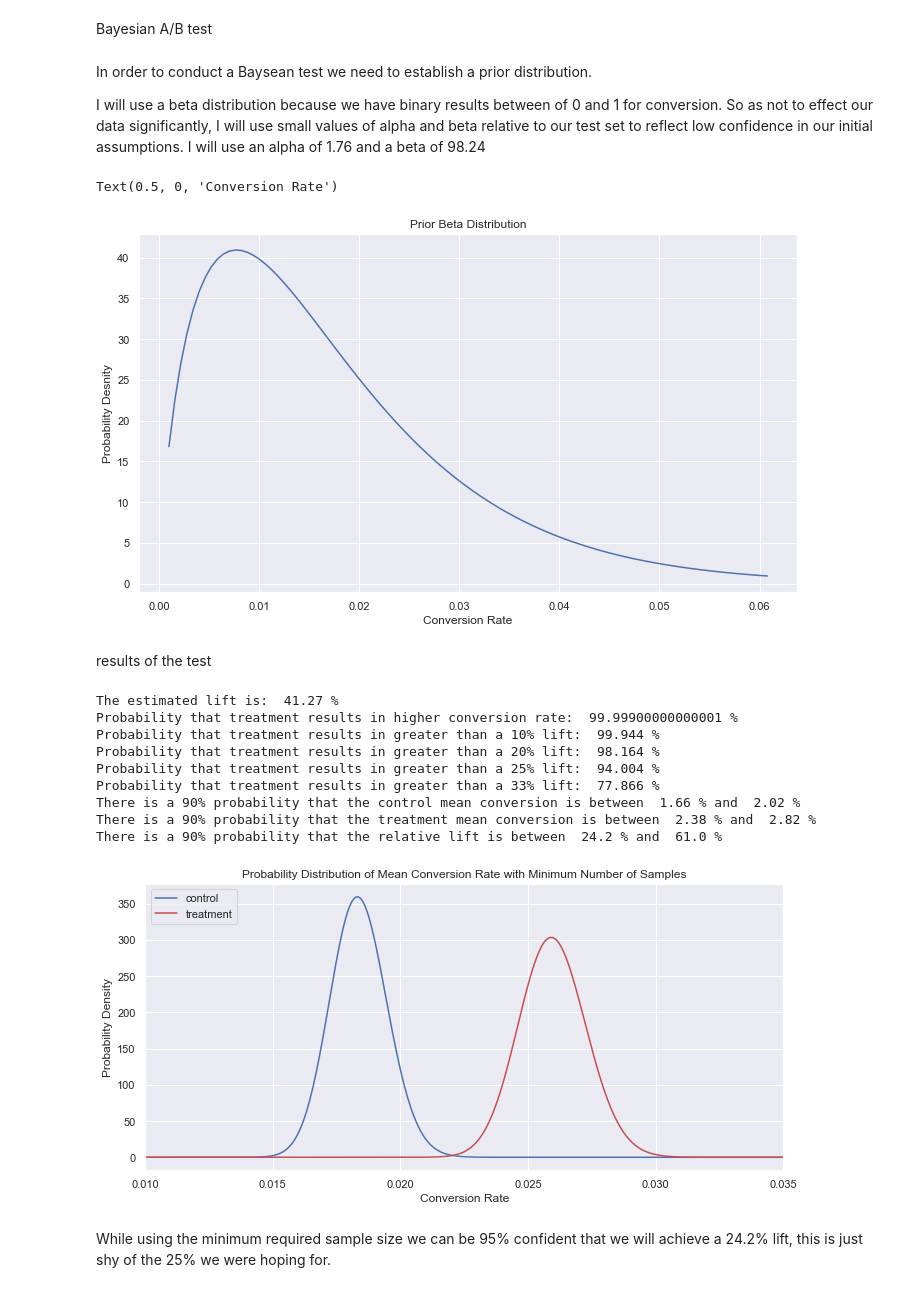
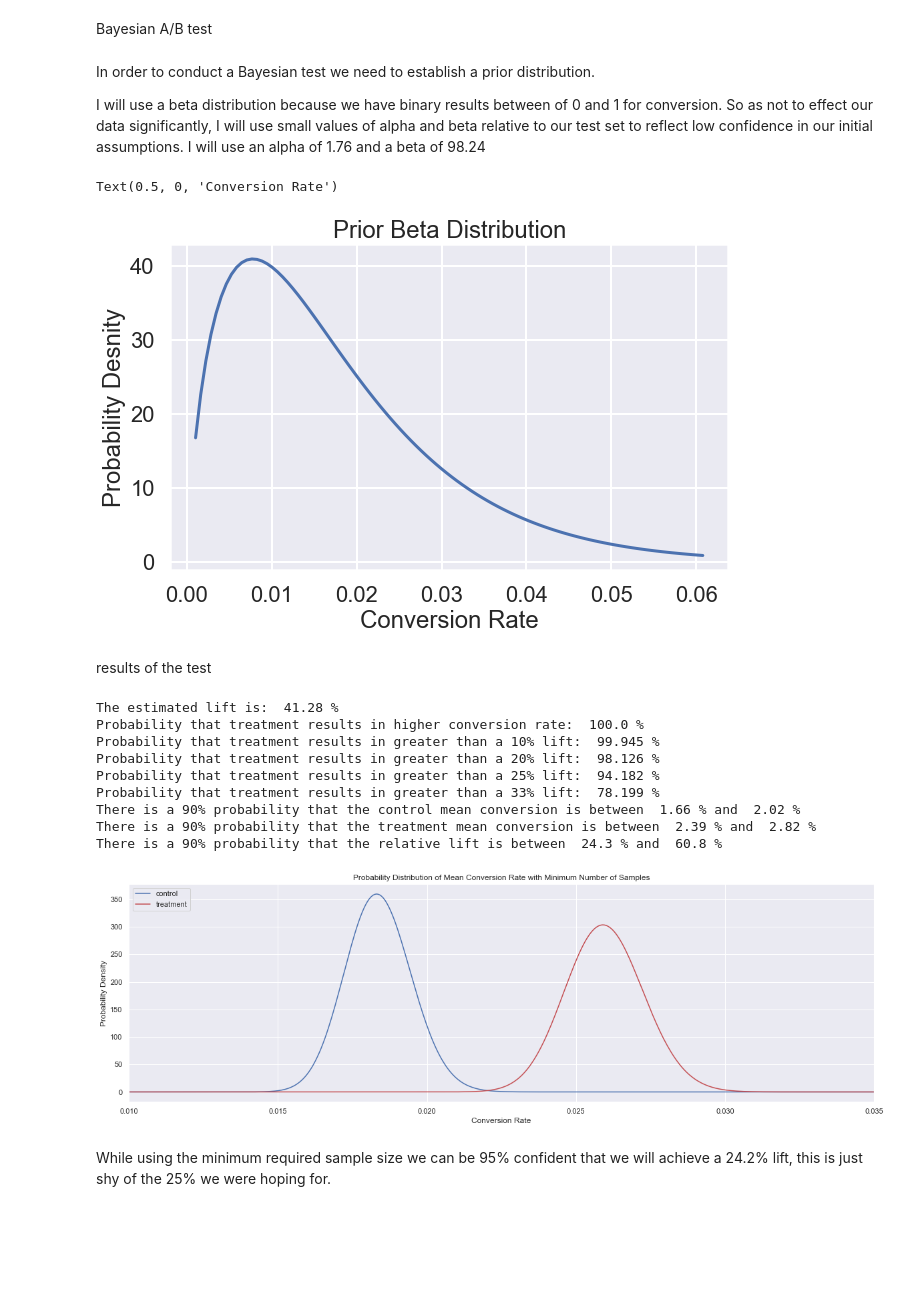
Before and after one commit to jchobanian/marketing-A-B-testing, a Jupyter notebook: marketing_AB.ipynb, the cells around one changed output. Cells and saved outputs as stored; diff of their text form; code cells hidden in the pictures; blank space fills up the shorter version.

```diff
--- a/marketing_AB.ipynb
+++ b/marketing_AB.ipynb
@@ -104,8 +104,12 @@ memory usage: 31.4 MB
 Exploratory Analysis
 # %%
 sns.set_style('whitegrid')
+
 sns.set(rc={'figure.figsize':(20,6)})
+sns.set_context('paper', font_scale = 1.6)
 by_shown = sns.countplot(x = 'total ads', data = data)
-by_shown.set(title='Total Ads Seen', xlim=(-.5,72) )
-plt.show(by_shown)
+by_shown.set(title='Total Ads Seen', xlim=(-0.5,72.5) )
+plt.xticks( rotation = 90)
+
+plt.show()
 # %% [output]
@@ -140,6 +144,7 @@ We can from the figures above that most users were shown a relatively small numb
 # graph conversion rates for both control and treatment groups
 print(data['test group'].value_counts())
 sns.set(rc={'figure.figsize':(10,6)})
+sns.set_context('poster')
 total_conversions = sns.barplot(data=data, x = data['test group'], y = data['converted'])
 total_conversions.set(title='Conversion Rates by Test Group')
 total_conversions.set_ylabel('Conversion Rate')
@@ -280,7 +285,7 @@ and we can see that if we kept collecting data (considered the entire dataset) t
 # %% [markdown]
 Bayesian A/B test
 # %% [markdown]
-In order to conduct a Baysean test we need to establish a prior distribution.
+In order to conduct a Bayesian test we need to establish a prior distribution.
 
 I will use a beta distribution because we have binary results between of 0 and 1 for conversion. So as not to effect our data significantly, I will use small values of alpha and beta relative to our test set to reflect low confidence in our initial assumptions. I will use an alpha of 1.76 and a beta of 98.24
 # %%
@@ -289,6 +294,7 @@ sns.set(rc={'figure.figsize':(10,6)})
 
 prior_alpha = 1.76
 prior_beta = 98.24
+sns.set_context('poster')
 fig, ax = plt.subplots(1, 1)
 x = np.linspace(stats.beta.ppf(0.01, prior_alpha, prior_beta),
                 stats.beta.ppf(0.99, prior_alpha, prior_beta), 100)
@@ -298,12 +304,13 @@ ax.set_ylabel('Probability Desnity')
 ax.set_xlabel('Conversion Rate')
 # %% [output]
 Text(0.5, 0, 'Conversion Rate')
-[figure, old version]
+[figure, new version]
 # %% [markdown]
 results of the test
 # %%
 # using minimum sample size
 random.seed(314)
+sns.set_context('notebook')
 
 # create sample sets of minimum size
 treatment_min = random.sample(list(data[data['test group']==1]['converted']),k = n)
@@ -326,7 +333,7 @@ treatment_samples = posterior_treatment.rvs(100000)
 # calculate probabilities
 print('The estimated lift is: ',round(((np.mean(treatment_samples)/np.mean(control_samples))-1)*100,2),'%' )
 prob_treatment_better = np.mean(treatment_samples>control_samples)
-print('Probability that treatment results in higher conversion rate: ', prob_treatment_better *100, '%')
+print('Probability that treatment results in higher conversion rate: ', round(prob_treatment_better *100,3), '%')
 prob_lift_10 = np.mean(treatment_samples>(control_samples*1.1))
 print('Probability that treatment results in greater than a 10% lift: ', round(prob_lift_10*100,3), '%')
 prob_lift_20 = np.mean(treatment_samples>(control_samples*1.2))
@@ -340,42 +347,42 @@ print('Probability that treatment results in greater than a 33% lift: ', round(p
 # calculate 95% confidence intervals
 lift = ((treatment_samples/control_samples)-1)*100
 control_lowerbound , control_upperbound = np.percentile(control_samples,5), np.percentile(control_samples,95)
 print('There is a 90% probability that the control mean conversion is between ', round(control_lowerbound*100,2), '% and ', round(control_upperbound*100,2), '%')
 treatment_lowerbound , treatment_upperbound = np.percentile(treatment_samples,5), np.percentile(treatment_samples,95)
 print('There is a 90% probability that the treatment mean conversion is between ', round(treatment_lowerbound*100,2), '% and ', round(treatment_upperbound*100,2), '%')
 lift_lowerbound , lift_upperbound = np.percentile(lift,5), np.percentile(lift,95)
 print('There is a 90% probability that the relative lift is between ', round(lift_lowerbound,1), '% and ', round(lift_upperbound,1), '%')
 
 
 
 # graph the distributions
 fig, ax = plt.subplots(1, 1)
 x = np.linspace(stats.beta.ppf(0.01, prior_alpha, prior_beta),
                 stats.beta.ppf(0.99, prior_alpha, prior_beta), 1000)
 ax.plot(x, stats.beta.pdf(x, prior_alpha+control_converted, prior_beta+control_not_convereted),'b-', label = 'control')
 ax.plot(x, stats.beta.pdf(x, prior_alpha+treatment_converted, prior_beta+treatment_not_convereted),'r-', label = 'treatment')
 
 # add a vertical line at 33% lift relative to the average control conversion rate
 # control_mean = np.mean(control_samples)
 # plt.axvline(x = control_mean*1.33, color = 'r',linestyle = 'dashed', label = '33% lift')
 
 # format the graph
 plt.legend(loc = 'upper left')
 ax.set_xlabel('Conversion Rate')
 ax.set_ylabel('Probability Density')
 ax.set(title = 'Probability Distribution of Mean Conversion Rate with Minimum Number of Samples')
 ax.set_xbound(0.01,0.035)
 # %% [output]
-The estimated lift is:  41.27 %
-Probability that treatment results in higher conversion rate:  99.99900000000001 %
-Probability that treatment results in greater than a 10% lift:  99.944 %
-Probability that treatment results in greater than a 20% lift:  98.164 %
-Probability that treatment results in greater than a 25% lift:  94.004 %
-Probability that treatment results in greater than a 33% lift:  77.866 %
+The estimated lift is:  41.28 %
+Probability that treatment results in higher conversion rate:  100.0 %
+Probability that treatment results in greater than a 10% lift:  99.945 %
+Probability that treatment results in greater than a 20% lift:  98.126 %
+Probability that treatment results in greater than a 25% lift:  94.182 %
+Probability that treatment results in greater than a 33% lift:  78.199 %
 There is a 90% probability that the control mean conversion is between  1.66 % and  2.02 %
-There is a 90% probability that the treatment mean conversion is between  2.38 % and  2.82 %
-There is a 90% probability that the relative lift is between  24.2 % and  61.0 %
+There is a 90% probability that the treatment mean conversion is between  2.39 % and  2.82 %
+There is a 90% probability that the relative lift is between  24.3 % and  60.8 %
-[figure, old version]
+[figure, new version]
 # %% [markdown]
 While using the minimum required sample size we can be 95% confident that we will achieve a 24.2% lift, this is just shy of the 25% we were hoping for.
 # %%
```
Also changed, not shown: parts of 19 cells of this notebook.
